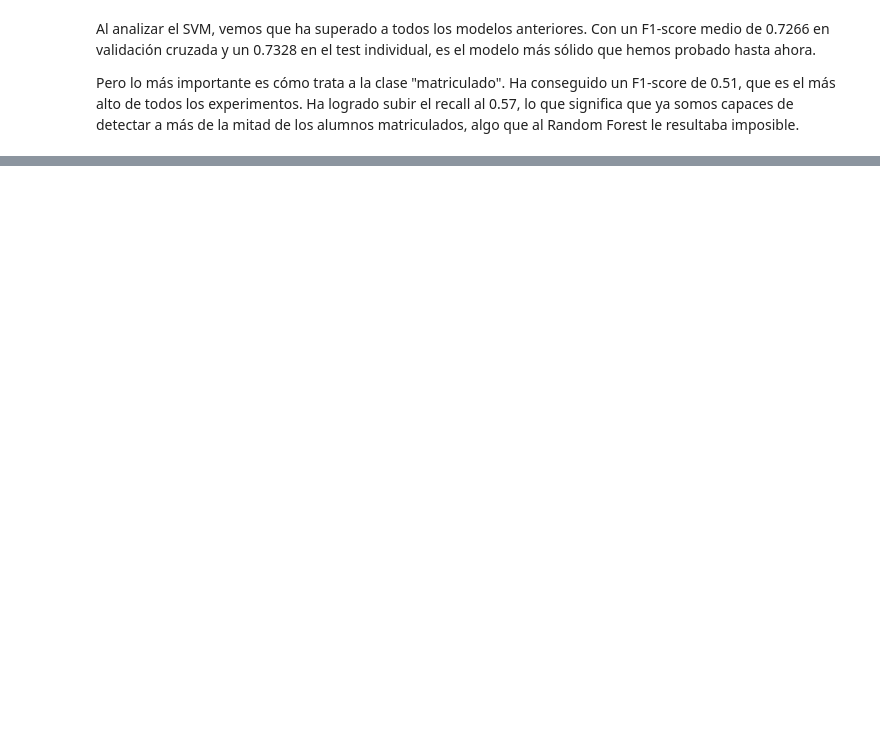
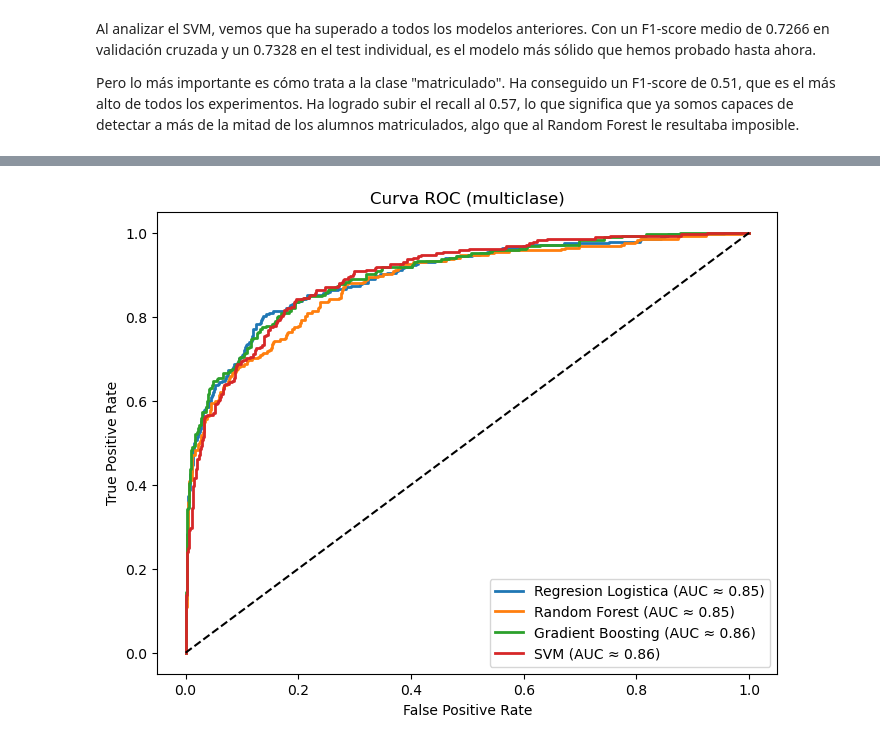
Before and after one commit to ssanchezguillan/proyecto-Machine-Learning, a Jupyter notebook: clasificacion.ipynb, the cells around one changed output, grey strips where cells are left out. Drawn from its saved outputs; the diff is of its cells as text; code cells hidden in the pictures; blank space fills up the shorter version.

```diff
--- a/clasificacion.ipynb
+++ b/clasificacion.ipynb
@@ -600,0 +633,44 @@ Pero lo más importante es cómo trata a la clase "matriculado". Ha conseguido u
+# %%
+#binarizamos etiquetas
+y_test_bin = label_binarize(y_test, classes=model.classes_)
+n_classes = y_test_bin.shape[1]
+
+#modelos y probabilidades
+models = {
+    'Regresion Logistica': model,
+    'Random Forest': rf_model,
+    'Gradient Boosting': gb_model,
+    'SVM': svm_model
+}
+
+plt.figure(figsize=(8,6))
+
+for name, m in models.items():
+
+    #probabilidades
+    y_score = m.predict_proba(X_test_processed)
+
+    #calculamos ROC
+    fpr = dict()
+    tpr = dict()
+    roc_auc = dict()
+
+    for i in range(n_classes):
+        fpr[i], tpr[i], _ = roc_curve(y_test_bin[:, i], y_score[:, i])
+        roc_auc[i] = auc(fpr[i], tpr[i])
+
+    #media de AUC
+    mean_auc = sum(roc_auc.values()) / n_classes
+
+    plt.plot(fpr[0], tpr[0], lw=2, label=f"{name} (AUC ≈ {mean_auc:.2f})")
+
+#diagonal
+plt.plot([0,1],[0,1],'k--')
+
+plt.xlabel("False Positive Rate")
+plt.ylabel("True Positive Rate")
+plt.title("Curva ROC (multiclase)")
+plt.legend()
+plt.show()
+# %% [output]
+[figure, added]
```
Also changed, not shown: parts of 33 cells of this notebook, 1 other file.
